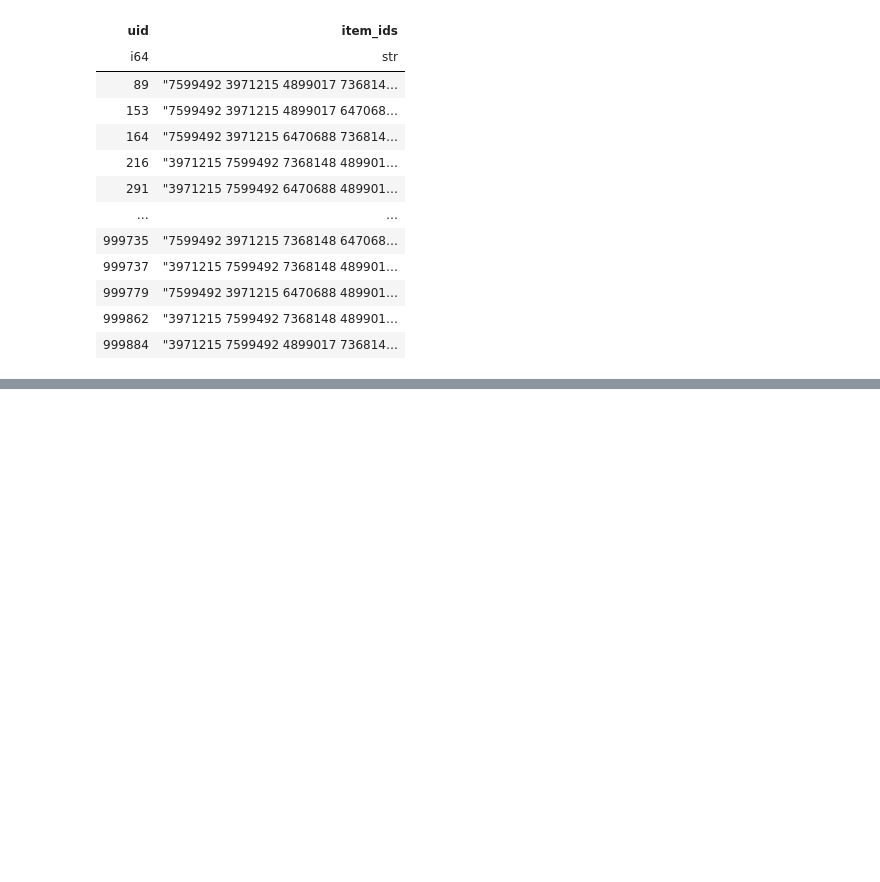
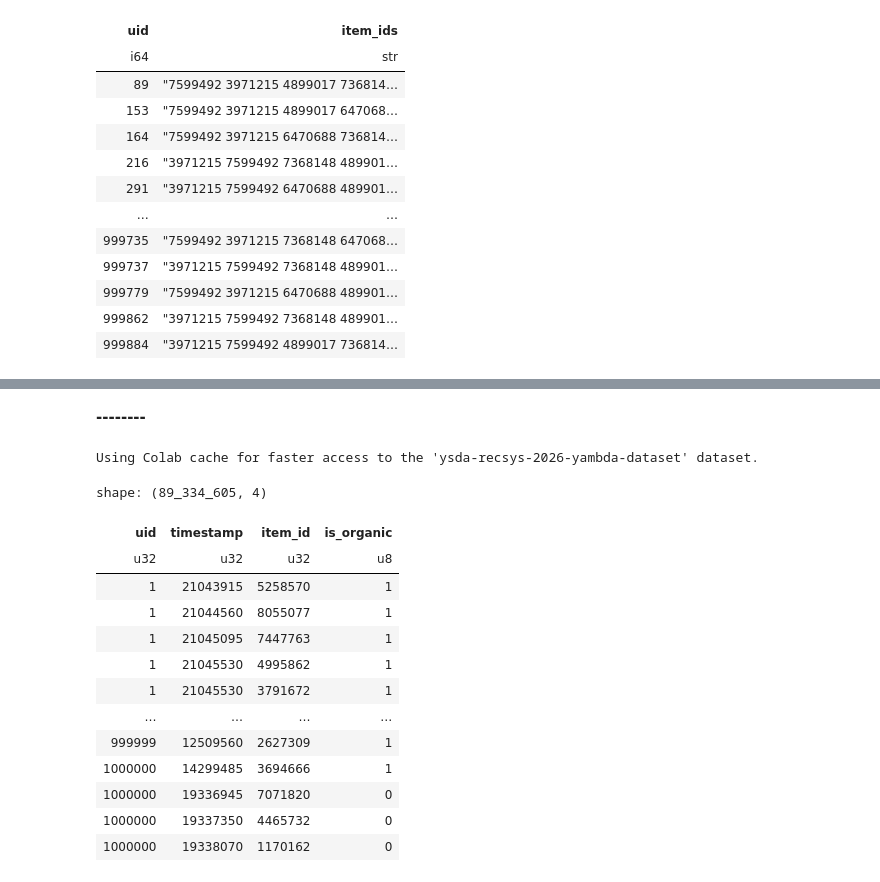
Before and after one commit to MeTStIL/YSDA-RecSys-2026, a Jupyter notebook: YM_likes_contest/practice.ipynb, the cells around one changed output, grey strips where cells are left out. Cells and saved outputs as stored; diff of their text form; code cells hidden in the pictures; blank space fills up the shorter version.

```diff
--- a/YM_likes_contest/practice.ipynb
+++ b/YM_likes_contest/practice.ipynb
@@ -653,0 +843,30 @@ submit.write_csv('catboost.csv') # скор ~ 0.043
+# %% [markdown]
+**--------**
+# %%
+
+
+file_path = "likes.parquet"
+
+data = kagglehub.dataset_load(
+  KaggleDatasetAdapter.POLARS,
+  "thekabeton/ysda-recsys-2026-yambda-dataset/versions/3",
+  file_path
+).collect()
+
+data
+# %% [output]
+Using Colab cache for faster access to the 'ysda-recsys-2026-yambda-dataset' dataset.
+shape: (89_334_605, 4)
+| uid | timestamp | item_id | is_organic |
+| u32 | u32 | u32 | u8 |
+| 1 | 21043915 | 5258570 | 1 |
+| 1 | 21044560 | 8055077 | 1 |
+| 1 | 21045095 | 7447763 | 1 |
+| 1 | 21045530 | 4995862 | 1 |
+| 1 | 21045530 | 3791672 | 1 |
+| … | … | … | … |
+| 999999 | 12509560 | 2627309 | 1 |
+| 1000000 | 14299485 | 3694666 | 1 |
+| 1000000 | 19336945 | 7071820 | 0 |
+| 1000000 | 19337350 | 4465732 | 0 |
+| 1000000 | 19338070 | 1170162 | 0 |
```
Also changed, not shown: parts of 46 cells of this notebook.
